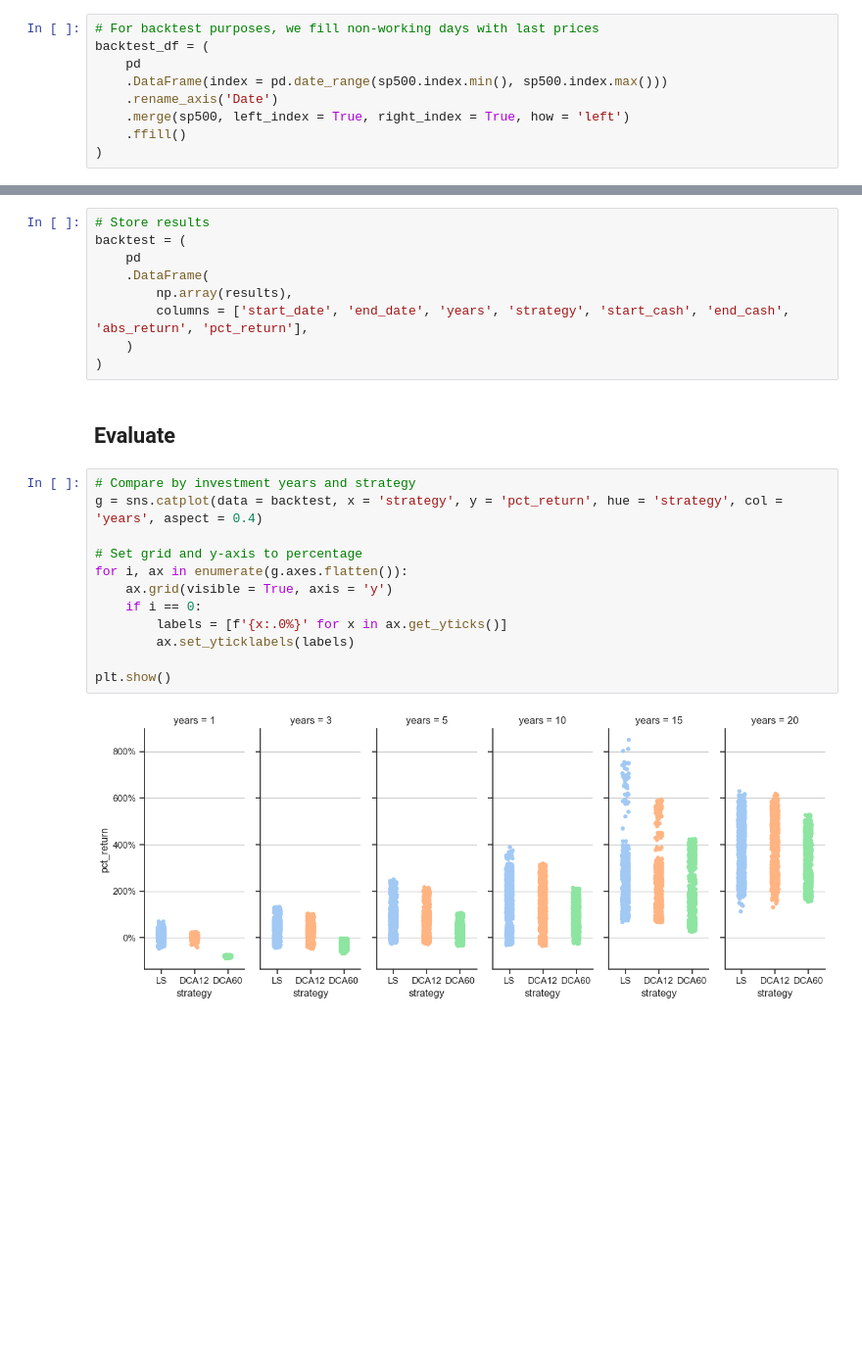
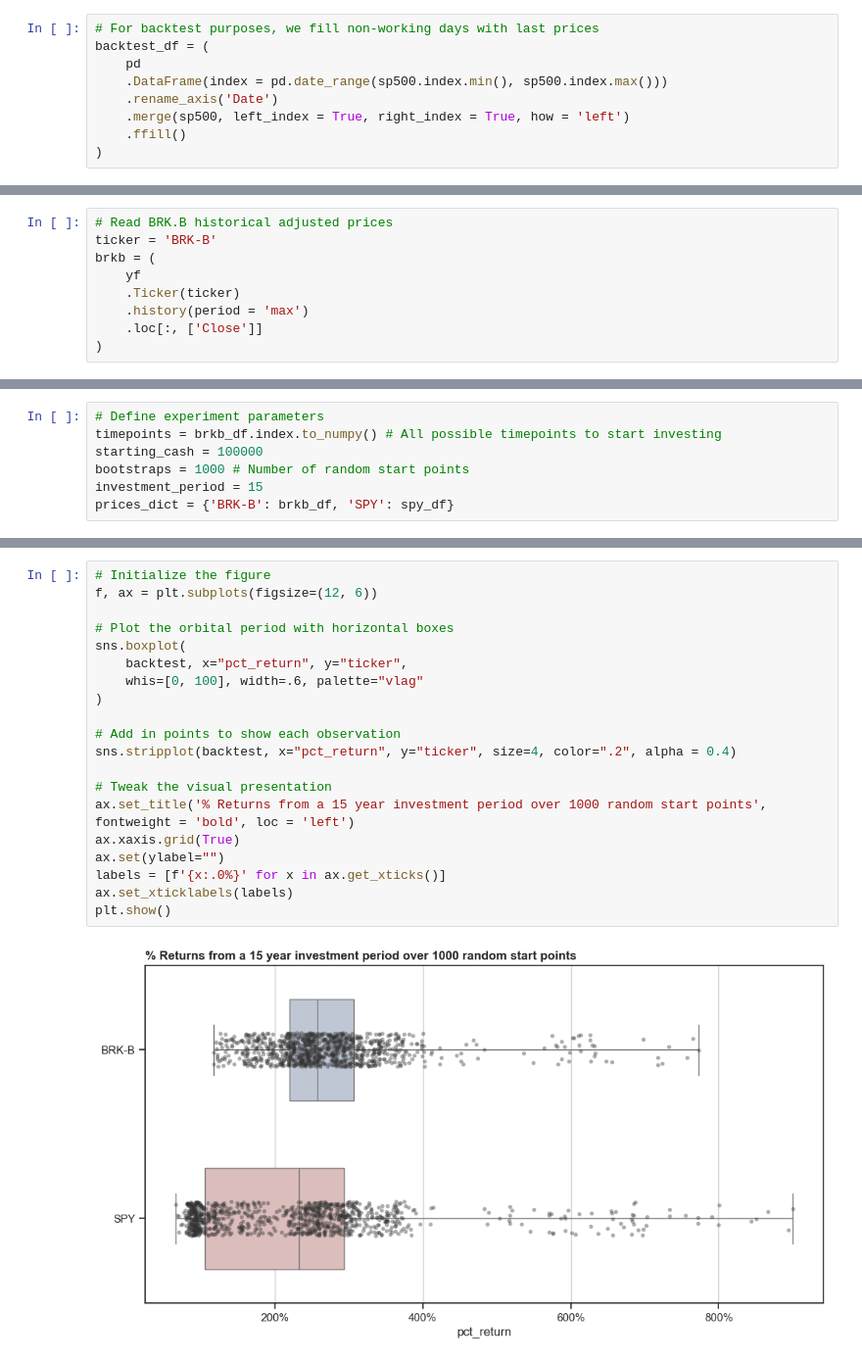
Before and after one commit to codedarrylcode/moneybags, a Jupyter notebook: notebooks/DCA_vs_LS.ipynb, the cells around one changed output, grey strips where cells are left out. Shown: that part at 98% size. Drawn from its saved outputs; the diff is of its cells as text; blank space fills up the shorter version.

```diff
--- a/notebooks/DCA_vs_LS.ipynb
+++ b/notebooks/DCA_vs_LS.ipynb
@@ -83,0 +230,9 @@ def compute_returns(df, starting_cash):
+# %%
+# Read BRK.B historical adjusted prices
+ticker = 'BRK-B'
+brkb = (
+    yf
+    .Ticker(ticker)
+    .history(period = 'max')
+    .loc[:, ['Close']]
+)
@@ -84 +255,8 @@ def compute_returns(df, starting_cash):
+# %%
+# Define experiment parameters
+timepoints = brkb_df.index.to_numpy() # All possible timepoints to start investing
+starting_cash = 100000
+bootstraps = 1000 # Number of random start points
+investment_period = 15
+prices_dict = {'BRK-B': brkb_df, 'SPY': spy_df}
 # %%
@@ -122,26 +307,23 @@ for investment_period in investment_periods:
-# %%
-# Store results
-backtest = (
-    pd
-    .DataFrame(
-        np.array(results),
-        columns = ['start_date', 'end_date', 'years', 'strategy', 'start_cash', 'end_cash', 'abs_return', 'pct_return'],
-    )
-)
-# %% [markdown]
-## Evaluate
-# %%
-# Compare by investment years and strategy
-g = sns.catplot(data = backtest, x = 'strategy', y = 'pct_return', hue = 'strategy', col = 'years', aspect = 0.4)
-
-# Set grid and y-axis to percentage
-for i, ax in enumerate(g.axes.flatten()):
-    ax.grid(visible = True, axis = 'y')
-    if i == 0:
-        labels = [f'{x:.0%}' for x in ax.get_yticks()]
-        ax.set_yticklabels(labels)
-
-plt.show()
-# %% [output]
-[figure, removed]
+# %%
+# Initialize the figure
+f, ax = plt.subplots(figsize=(12, 6))
+
+# Plot the orbital period with horizontal boxes
+sns.boxplot(
+    backtest, x="pct_return", y="ticker",
+    whis=[0, 100], width=.6, palette="vlag"
+)
+
+# Add in points to show each observation
+sns.stripplot(backtest, x="pct_return", y="ticker", size=4, color=".2", alpha = 0.4)
+
+# Tweak the visual presentation
+ax.set_title('% Returns from a 15 year investment period over 1000 random start points', fontweight = 'bold', loc = 'left')
+ax.xaxis.grid(True)
+ax.set(ylabel="")
+labels = [f'{x:.0%}' for x in ax.get_xticks()]
+ax.set_xticklabels(labels)
+plt.show()
+# %% [output]
+[figure, added]
 # %%
```
Also changed, not shown: parts of 26 cells of this notebook.
